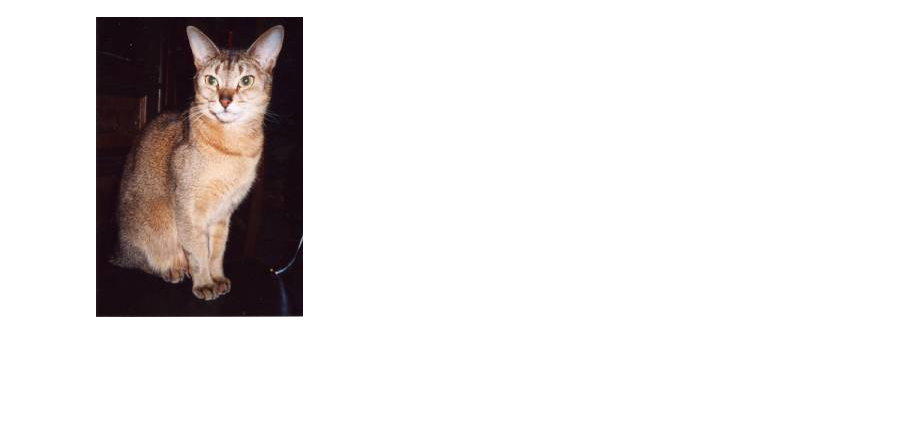
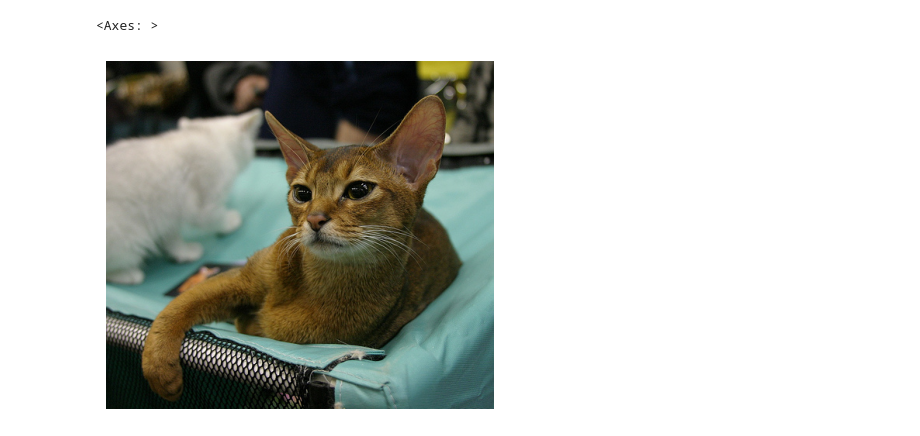
Before and after one commit to mngugi/SML-, a Jupyter notebook: fast_ai_colab.ipynb, the cells around one changed output. Saved outputs shown, nothing was run; the diff lists cells and outputs as text; code cells hidden in the pictures; blank space fills up the shorter version.

```diff
--- a/fast_ai_colab.ipynb
+++ b/fast_ai_colab.ipynb
@@ -25,8 +25,9 @@ Downloading: "https://download.pytorch.org/models/resnet34-b627a593.pth" to /roo
 # %%
-img = PILImage.create('/content/Abyssinian_219.jpg')
-img
+img = PILImage.create('/content/Abyssinian_85.jpg')
+img.show()
 # %% [output]
+<Axes: >
-[figure, old version]
+[figure, new version]
 # %%
 is_cat,_,probs = learn.predict(img)
 print(f"Is this a cat?: {is_cat}.")
```
Also changed, not shown: parts of 3 cells of this notebook.
